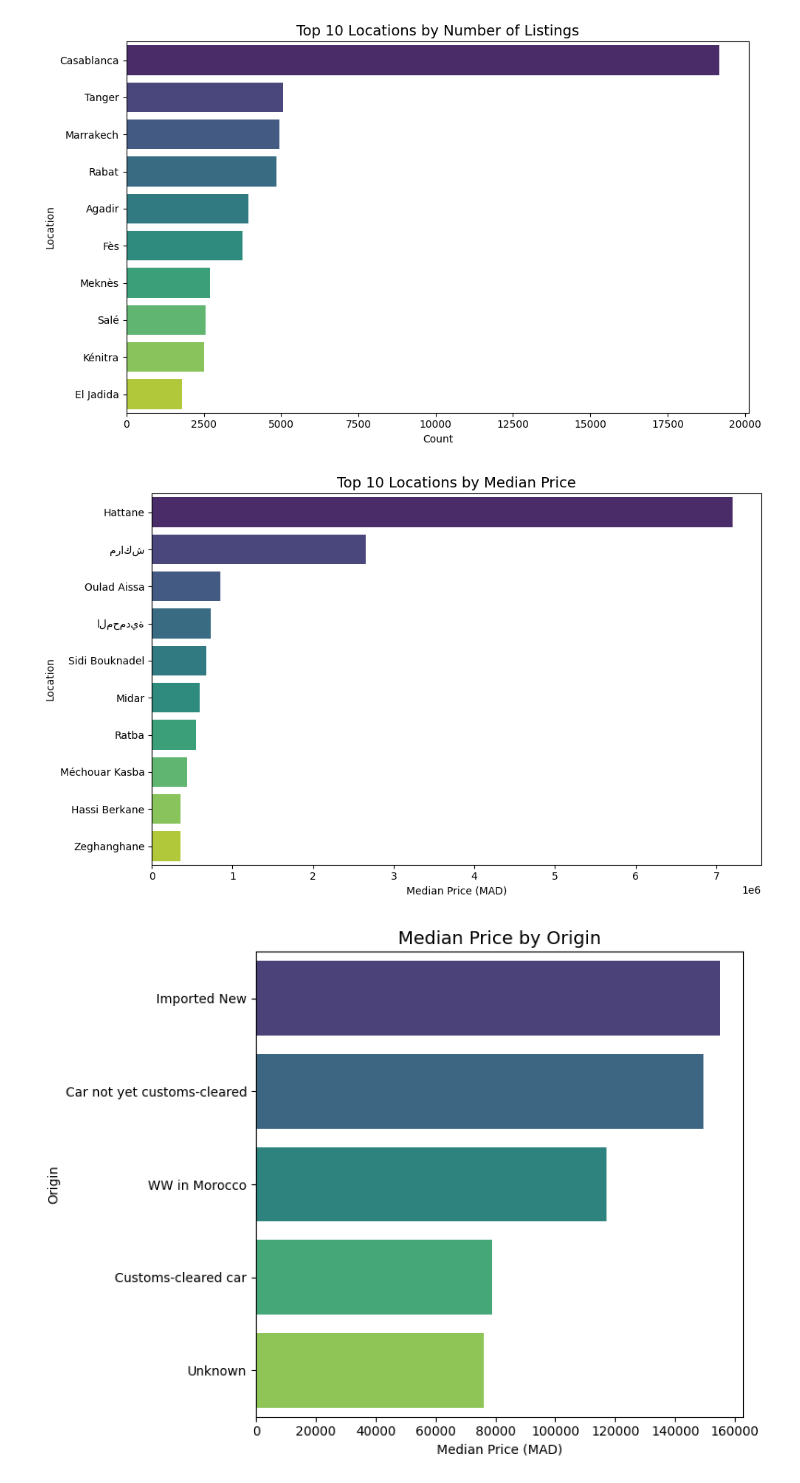
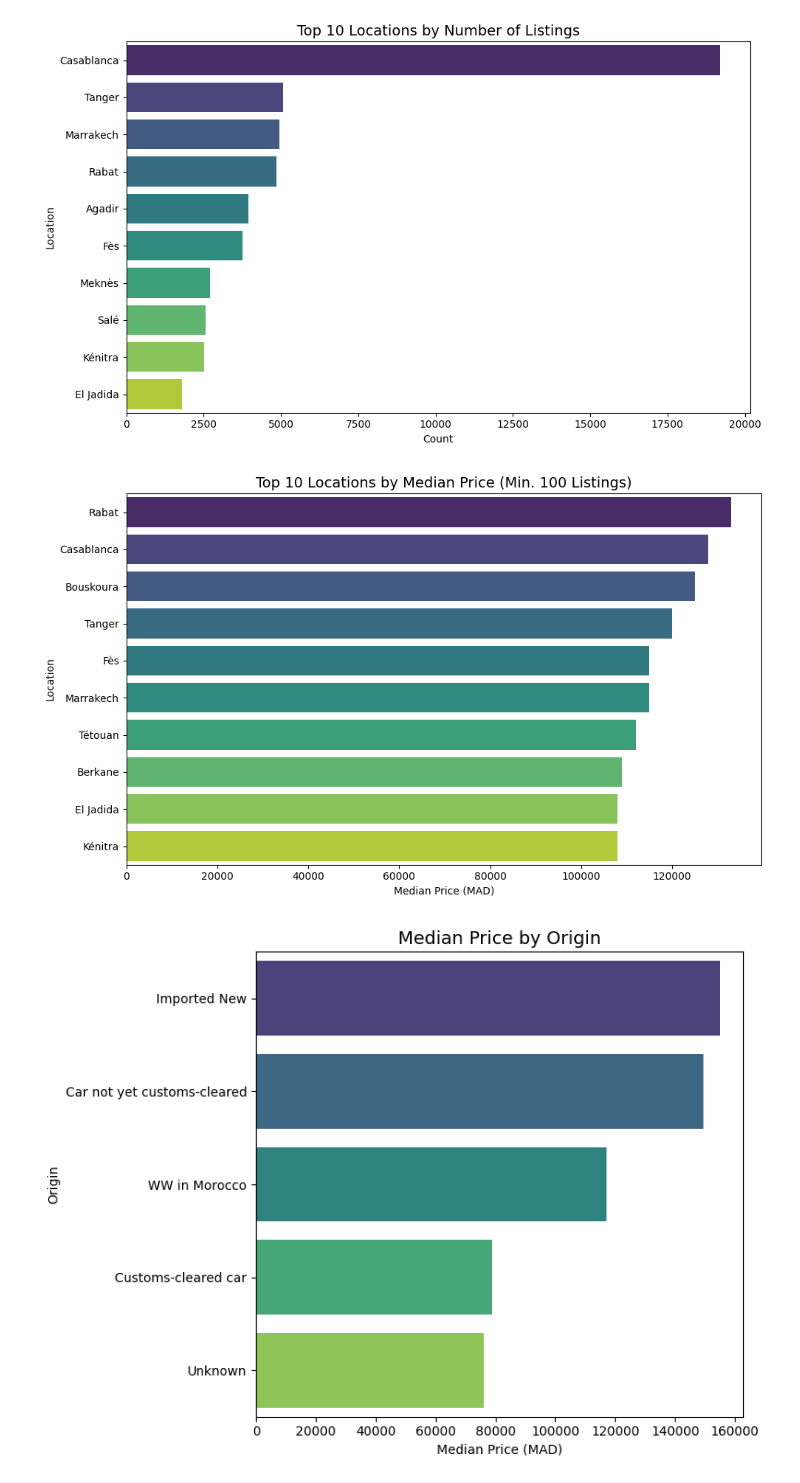
Before and after one commit to ahmed-bahlaoui/used_cars_dataset, a Jupyter notebook: notebook.ipynb, the cells around one changed output. Drawn from its saved outputs; the diff is of its cells as text; code cells hidden in the pictures.

```diff
--- a/notebook.ipynb
+++ b/notebook.ipynb
@@ -315,3 +315,32 @@ Location           0
 Sector             0
 Price              0
 dtype: int64
+# %%
+## Problem: Some locations are in French whilst others are in Arabic
+## We should make this data uniform, either all french or all of them in arabic
+## Since the majority of the city names are in french, we decided to convert all the city names to french
+## We need a mapping in order to convert the arabic city names to french and a mapping to their corresponding french names
+city_mapping = {
+    "الدار البيضاء": "Casablanca",
+    "الرباط": "Rabat",
+    "فاس": "Fès",
+    "مراكش": "Marrakech",
+    "طنجة": "Tanger",
+    "أكادير": "Agadir",
+    "وجدة": "Oujda",
+    "القنيطرة": "Kénitra",
+    "تطوان": "Tétouan",
+    "آسفي": "Safi",
+    "الجديدة": "El Jadida",
+    "العرائش": "Larache",
+    "خريبكة": "Khouribga",
+    "بني ملال": "Beni Mellal",
+    "الناظور": "Nador",
+    "العيون": "Laâyoune",
+    "الداخلة": "Dakhla",
+    "المحمدية": "Mohammedia",
+    "مكناس": "Meknès",
+    "تمارة": "Temara"
+
+}
+df["Location"] = df["Location"].map(city_mapping).fillna(df["Location"])
@@ -621,17 +656,23 @@ plt.show()
 # %% [output]
 [figure]
 # %%
-# 12. Price by location (median)
-median_price_loc = df.groupby('Location')['Price'].median().sort_values(ascending=False).head(10)
+# 12. Price by location (median) - ONLY FOR LOCATIONS WITH >= {threshold} LISTINGS
+threshold = 100
+loc_counts = df['Location'].value_counts()
+popular_locs = loc_counts[loc_counts >= threshold].index
+df_popular_loc = df[df['Location'].isin(popular_locs)]
+
+median_price_loc = df_popular_loc.groupby('Location')['Price'].median().sort_values(ascending=False).head(10)
+
 fig, ax = plt.subplots(figsize=(10,6))
 sns.barplot(x=median_price_loc.values, y=median_price_loc.index, hue=median_price_loc.index, legend=False, palette='viridis', ax=ax)
-ax.set_title('Top 10 Locations by Median Price', fontsize=14)
+ax.set_title(f'Top 10 Locations by Median Price (Min. {threshold} Listings)', fontsize=14)
 ax.set_xlabel('Median Price (MAD)')
 ax.set_ylabel('Location')
 plt.tight_layout()
 plt.show()
 # %% [output]
-[figure, old version]
+[figure, new version]
 # %%
 # 13. Origin effect on price
 median_price_origin = df.groupby('Origin')['Price'].median().sort_values(ascending=False)
```
Also changed, not shown: parts of 1 cell of this notebook, 2 other files.
